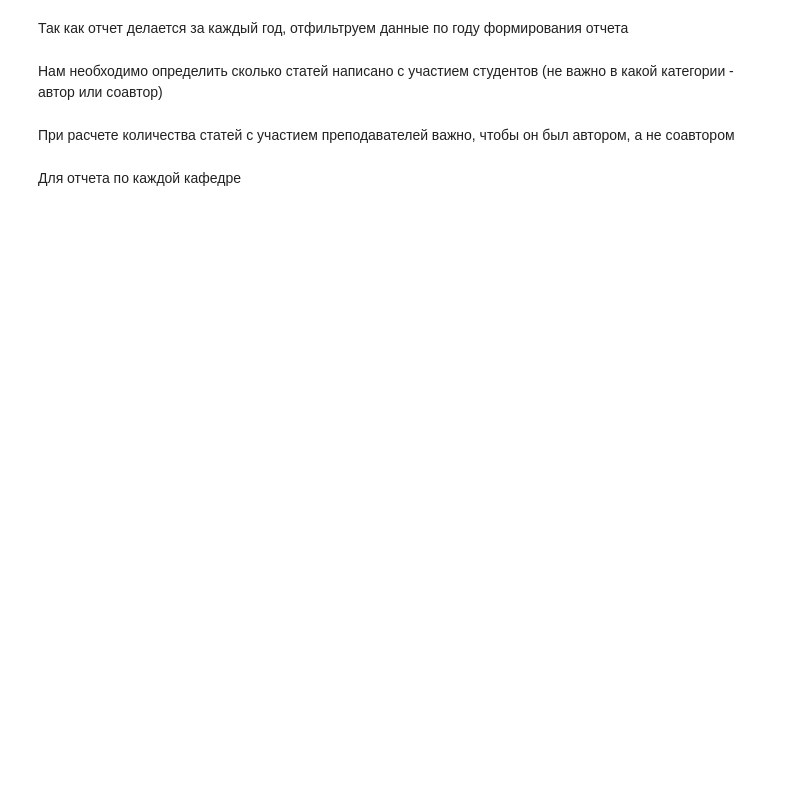
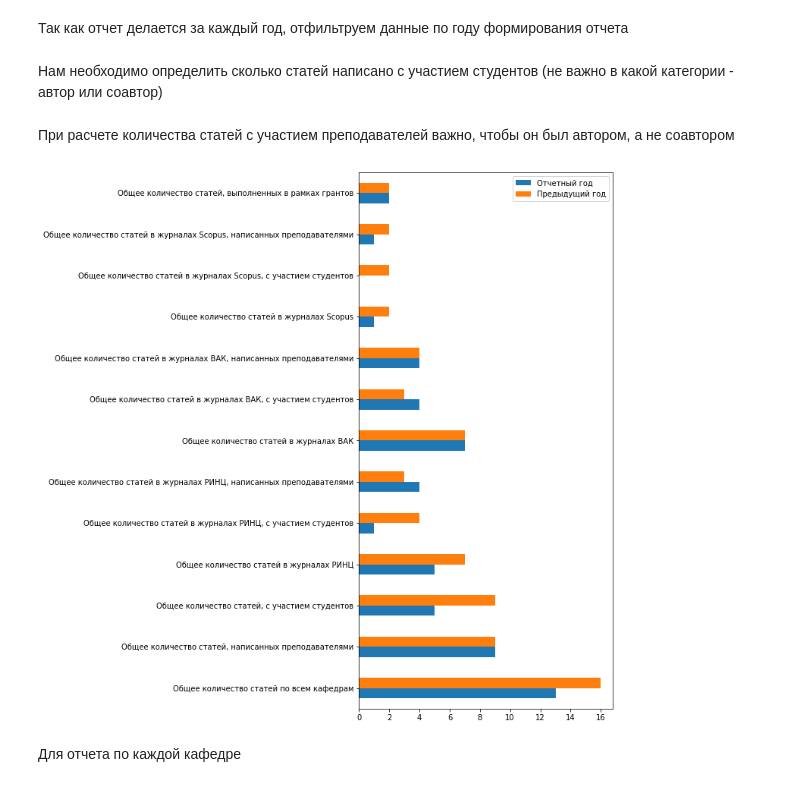
Before and after one commit to Liolija/my_projects, a Jupyter notebook: report_reserch/project_articles.ipynb, the cells around one changed output. Saved outputs shown, nothing was run; the diff lists cells and outputs as text; code cells hidden in the pictures; blank space fills up the shorter version.

```diff
--- a/report_reserch/project_articles.ipynb
+++ b/report_reserch/project_articles.ipynb
@@ -67,9 +70,48 @@ def count_articles_total(data):
     grant_total = data.query('в_рамках_гранта == "да"')['в_рамках_гранта'].count()
     # Количество статей всего
     total_articles = data['Кафедра'].count()
-    return students_count_total, teacher_count_total, vak_total, teacher_count_vak, students_count_vak, rinz_total, teacher_count_rinz, students_count_rinz, scopus_total, teacher_count_scopus, students_count_scopus, grant_total, total_articles
+    return students_count_total, teacher_count_total, vak_total, \
+    teacher_count_vak, students_count_vak, rinz_total, teacher_count_rinz, \
+    students_count_rinz, scopus_total, teacher_count_scopus, students_count_scopus, grant_total, \
+    total_articles
 # %%
-students_count_total, teacher_count_total, vak_total, teacher_count_vak, students_count_vak, rinz_total, teacher_count_rinz, students_count_rinz, scopus_total, teacher_count_scopus, students_count_scopus, grant_total, total_articles = count_articles_total(data_year)
+# Для отчетного года
+students_count_total, teacher_count_total, vak_total, \
+teacher_count_vak, students_count_vak, rinz_total, \
+teacher_count_rinz, students_count_rinz, scopus_total, \
+teacher_count_scopus, students_count_scopus, grant_total, total_articles = count_articles_total(data_year)
+# %%
+# Для года, предшествующего отчетному
+students_count_total_before, teacher_count_total_before, vak_total_before, \
+teacher_count_vak_before, students_count_vak_before, rinz_total_before, \
+teacher_count_rinz_before, students_count_rinz_before, scopus_total_before, \
+teacher_count_scopus_before, students_count_scopus_before, grant_total_before, \
+total_articles_before = count_articles_total(data_year_before)
+# %%
+diff_count_articles = pd.DataFrame({
+        'Общее количество статей по всем кафедрам': [total_articles, total_articles_before],
+        'Общее количество статей, написанных преподавателями':[teacher_count_total, teacher_count_total_before],
+        'Общее количество статей, с участием студентов': [students_count_total, students_count_total_before],
+        'Общее количество статей в журналах РИНЦ': [rinz_total, rinz_total_before],
+        'Общее количество статей в журналах РИНЦ, с участием студентов': [students_count_rinz, students_count_rinz_before],
+        'Общее количество статей в журналах РИНЦ, написанных преподавателями': [teacher_count_rinz, teacher_count_rinz_before],
+        'Общее количество статей в журналах ВАК': [vak_total, vak_total_before],
+        'Общее количество статей в журналах ВАК, с участием студентов': [students_count_vak, students_count_vak_before],
+        'Общее количество статей в журналах ВАК, написанных преподавателями': [teacher_count_vak, teacher_count_vak_before],
+        'Общее количество статей в журналах Scopus': [scopus_total, scopus_total_before],
+        'Общее количество статей в журналах Scopus, с участием студентов': [students_count_scopus, students_count_scopus_before],
+        'Общее количество статей в журналах Scopus, написанных преподавателями': [teacher_count_scopus, teacher_count_scopus_before],
+        'Общее количество статей, выполненных в рамках грантов': [grant_total, grant_total_before]
+        }, index = ['Отчетный год', 'Предыдущий год']).T
+# %%
+
+# Динамика прироста количества статей в отчетном году по сравнению с предыдущим годом по категориям
+diff_count_articles_plot = diff_count_articles.plot(kind='barh',figsize=(6, 13))
+
+# Сохранение графика как изображения (например, PNG)
+diff_count_articles_plot.figure.savefig("diff_count_articles_plot.png", bbox_inches="tight")
+# %% [output]
+[figure, added]
 # %% [markdown]
 Для отчета по каждой кафедре
 # %%
```
Also changed, not shown: parts of 10 cells of this notebook.
